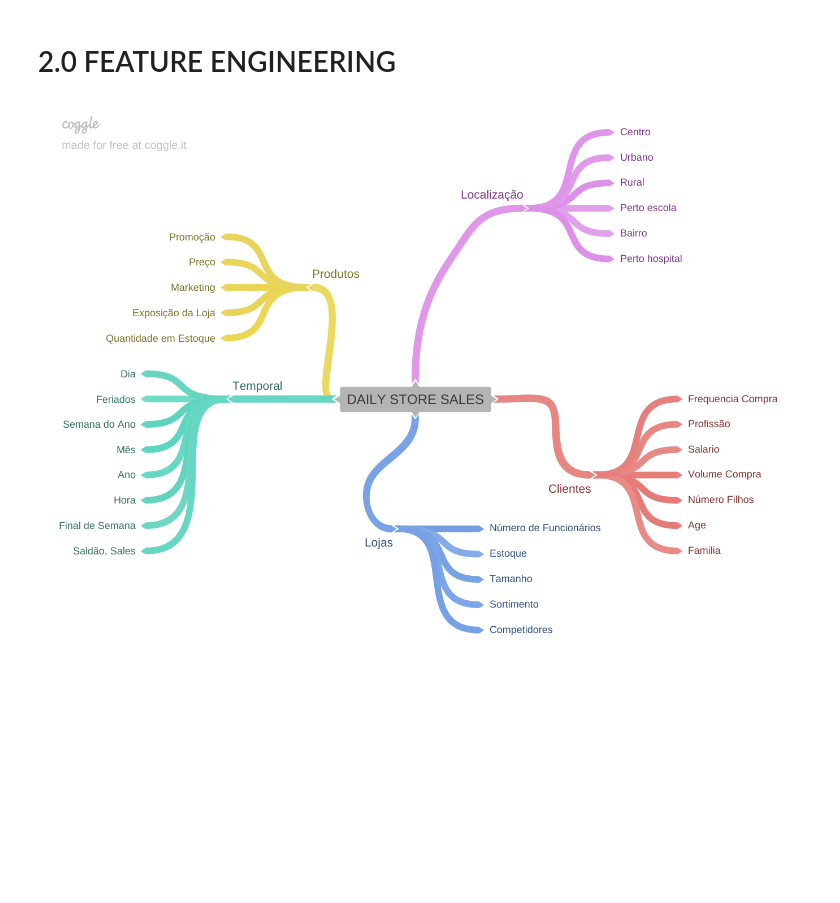
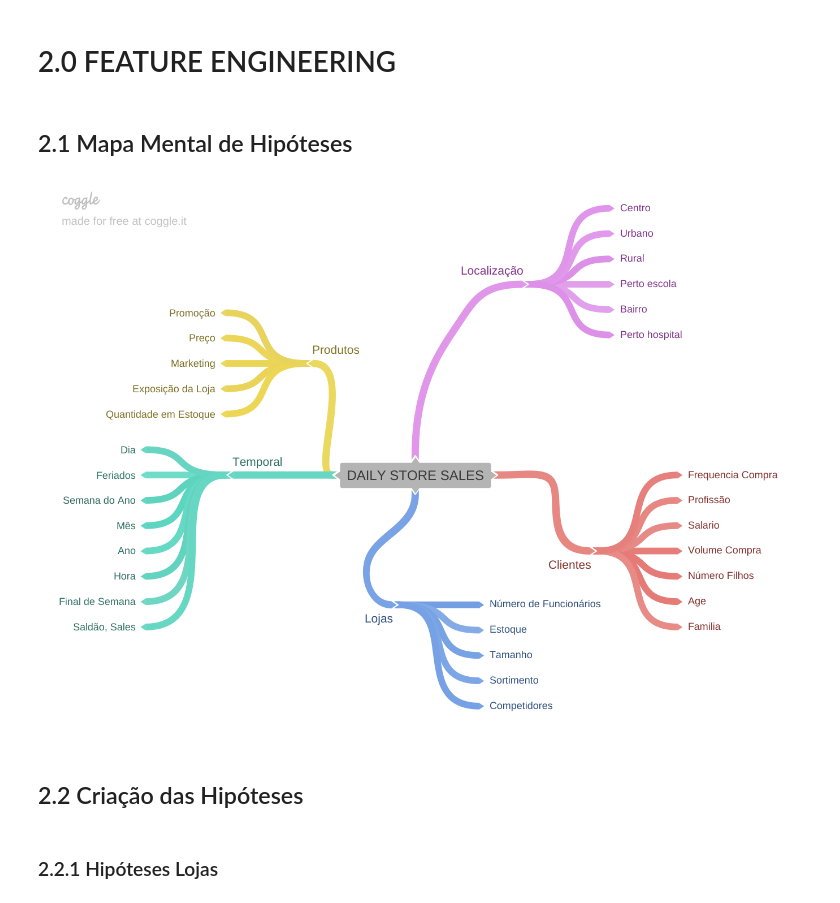
Before and after one commit to marcelorissids/ds_producao, a Jupyter notebook: m03_store_sales_prediction.ipynb, the cells around one changed output. Drawn from its saved outputs; the diff is of its cells as text; code cells hidden in the pictures; blank space fills up the shorter version.

```diff
--- a/m03_store_sales_prediction.ipynb
+++ b/m03_store_sales_prediction.ipynb
@@ -306,6 +314,2 @@ sns.boxplot( x='assortment', y='sales', data=aux1)
 # %% [markdown]
 # 2.0 FEATURE ENGINEERING
-# %%
-Image('img/mindmap.png')
-# %% [output]
-[figure, removed]
@@ -311,0 +318,14 @@ Image('img/mindmap.png')
+# %% [markdown]
+## 2.1 Mapa Mental de Hipóteses
+# %%
+img = Image.open('img/mindmap.png')
+width = img.width // 200
+height = img.height // 200
+img_resized = img.resize((width, height))
+img
+# %% [output]
+[figure, added]
+# %% [markdown]
+## 2.2 Criação das Hipóteses
+# %% [markdown]
+### 2.2.1 Hipóteses Lojas
```
Also changed, not shown: parts of 18 cells of this notebook.
